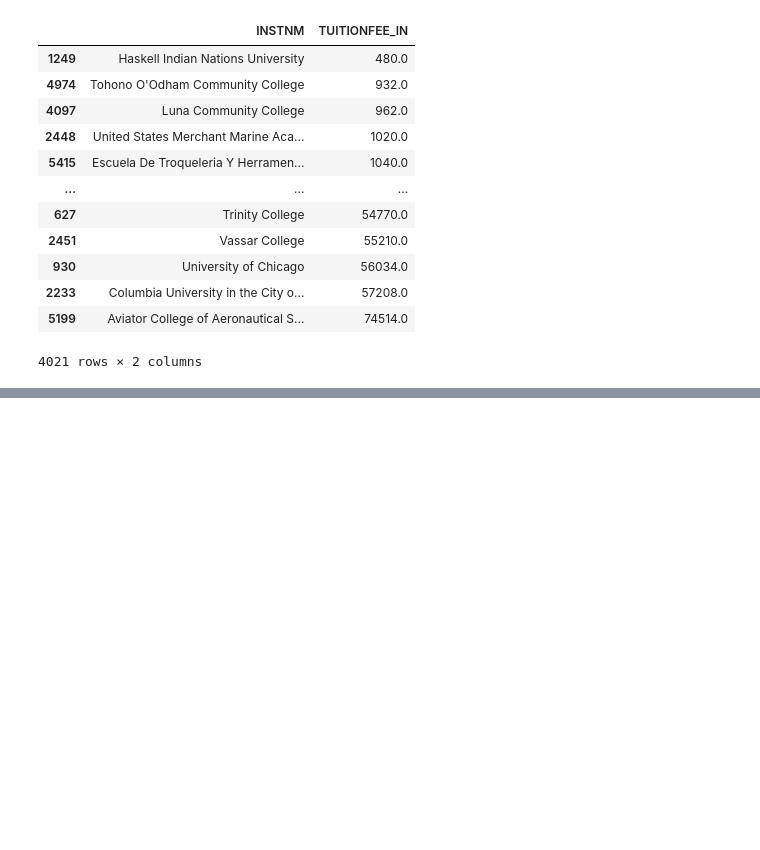
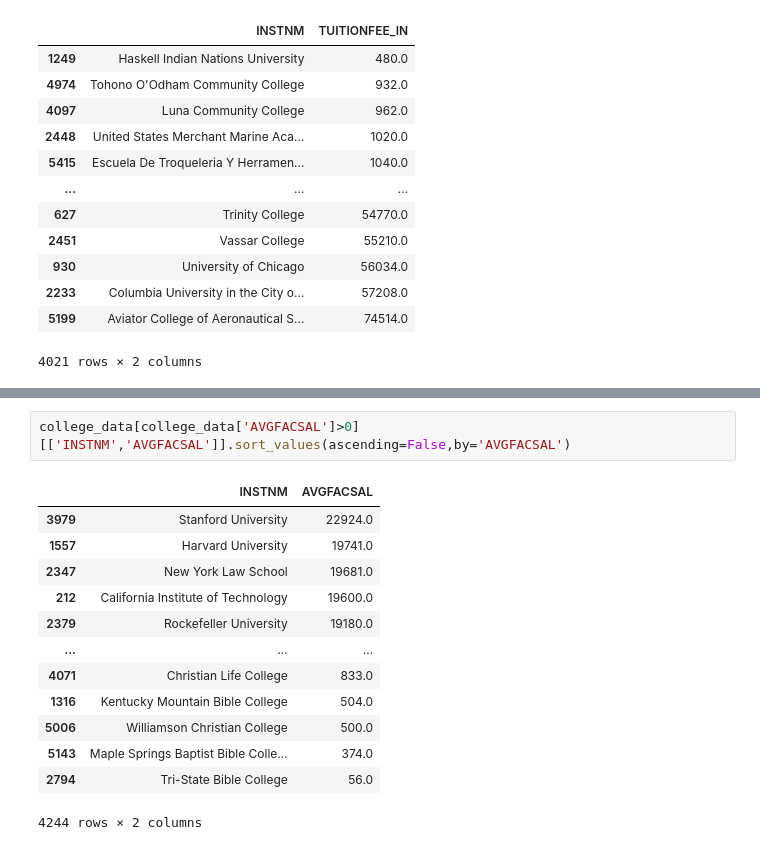
Before and after one commit to MikeDaBossss/College_scoreboard, a Jupyter notebook: College_scoreboard.ipynb, the cells around one changed output, grey strips where cells are left out. Drawn from its saved outputs; the diff is of its cells as text; blank space fills up the shorter version.

```diff
--- a/College_scoreboard.ipynb
+++ b/College_scoreboard.ipynb
@@ -250,0 +288,16 @@ college_data[college_data['TUITIONFEE_IN']>0][['INSTNM','TUITIONFEE_IN']].sort_v
+# %%
+college_data[college_data['AVGFACSAL']>0][['INSTNM','AVGFACSAL']].sort_values(ascending=False,by='AVGFACSAL')
+# %% [output]
+|  | INSTNM | AVGFACSAL |
+| 3979 | Stanford University | 22924.0 |
+| 1557 | Harvard University | 19741.0 |
+| 2347 | New York Law School | 19681.0 |
+| 212 | California Institute of Technology | 19600.0 |
+| 2379 | Rockefeller University | 19180.0 |
+| ... | ... | ... |
+| 4071 | Christian Life College | 833.0 |
+| 1316 | Kentucky Mountain Bible College | 504.0 |
+| 5006 | Williamson Christian College | 500.0 |
+| 5143 | Maple Springs Baptist Bible Colle... | 374.0 |
+| 2794 | Tri-State Bible College | 56.0 |
+4244 rows × 2 columns
```
Also changed, not shown: parts of 10 cells of this notebook.
